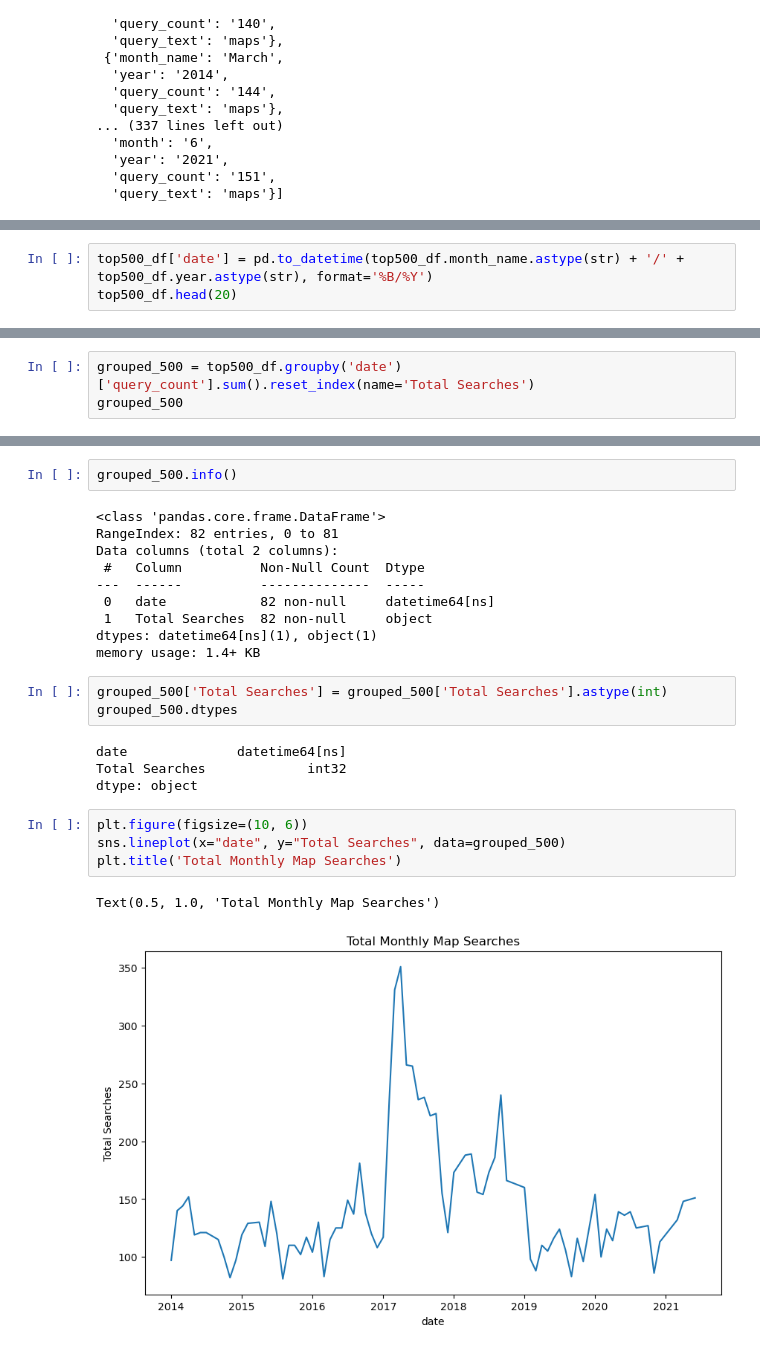
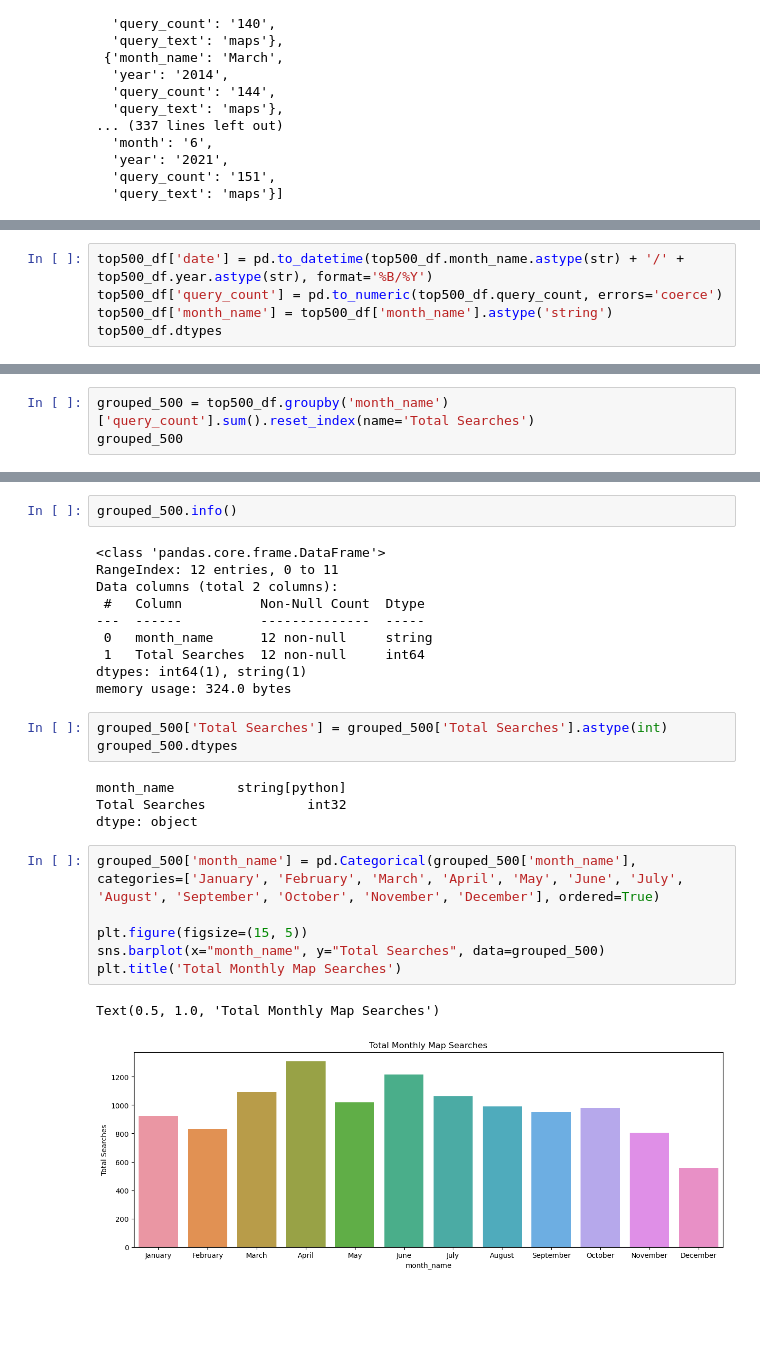
Before and after one commit to NSS-Data-Analytics-Cohort-10/api-elisianguyen, a Jupyter notebook: notebooks/api_notebook.ipynb, the cells around one changed output, grey strips where cells are left out. Drawn from its saved outputs; the diff is of its cells as text; blank space fills up the shorter version.

```diff
--- a/notebooks/api_notebook.ipynb
+++ b/notebooks/api_notebook.ipynb
@@ -158,4 +164,6 @@ top500_df.head()
 # %%
 top500_df['date'] = pd.to_datetime(top500_df.month_name.astype(str) + '/' + top500_df.year.astype(str), format='%B/%Y')
-top500_df.head(20)
+top500_df['query_count'] = pd.to_numeric(top500_df.query_count, errors='coerce')
+top500_df['month_name'] = top500_df['month_name'].astype('string')
+top500_df.dtypes
 # %% [output]
@@ -179,4 +177,4 @@ top500_df.head(20)
 # %%
-grouped_500 = top500_df.groupby('date')['query_count'].sum().reset_index(name='Total Searches')
+grouped_500 = top500_df.groupby('month_name')['query_count'].sum().reset_index(name='Total Searches')
 grouped_500
 # %% [output]
@@ -197,25 +195,27 @@ grouped_500
 grouped_500.info()
 # %% [output]
 <class 'pandas.core.frame.DataFrame'>
-RangeIndex: 82 entries, 0 to 81
+RangeIndex: 12 entries, 0 to 11
 Data columns (total 2 columns):
  #   Column          Non-Null Count  Dtype
 ---  ------          --------------  -----
- 0   date            82 non-null     datetime64[ns]
- 1   Total Searches  82 non-null     object
-dtypes: datetime64[ns](1), object(1)
-memory usage: 1.4+ KB
+ 0   month_name      12 non-null     string
+ 1   Total Searches  12 non-null     int64
+dtypes: int64(1), string(1)
+memory usage: 324.0 bytes
 # %%
 grouped_500['Total Searches'] = grouped_500['Total Searches'].astype(int)
 grouped_500.dtypes
 # %% [output]
-date              datetime64[ns]
+month_name        string[python]
 Total Searches             int32
 dtype: object
 # %%
-plt.figure(figsize=(10, 6))
-sns.lineplot(x="date", y="Total Searches", data=grouped_500)
+grouped_500['month_name'] = pd.Categorical(grouped_500['month_name'], categories=['January', 'February', 'March', 'April', 'May', 'June', 'July', 'August', 'September', 'October', 'November', 'December'], ordered=True)
+
+plt.figure(figsize=(15, 5))
+sns.barplot(x="month_name", y="Total Searches", data=grouped_500)
 plt.title('Total Monthly Map Searches')
 # %% [output]
 Text(0.5, 1.0, 'Total Monthly Map Searches')
-[figure, old version]
+[figure, new version]
```
Also changed, not shown: parts of 3 cells of this notebook.
